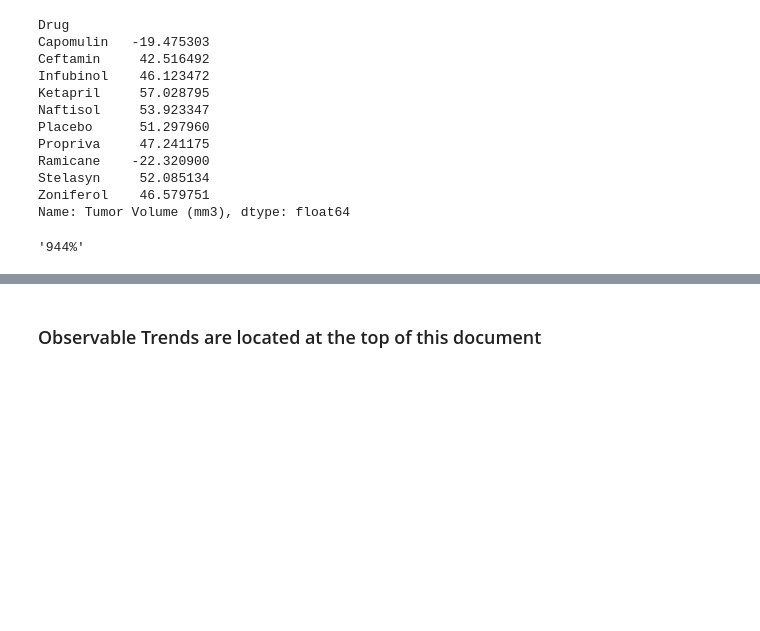
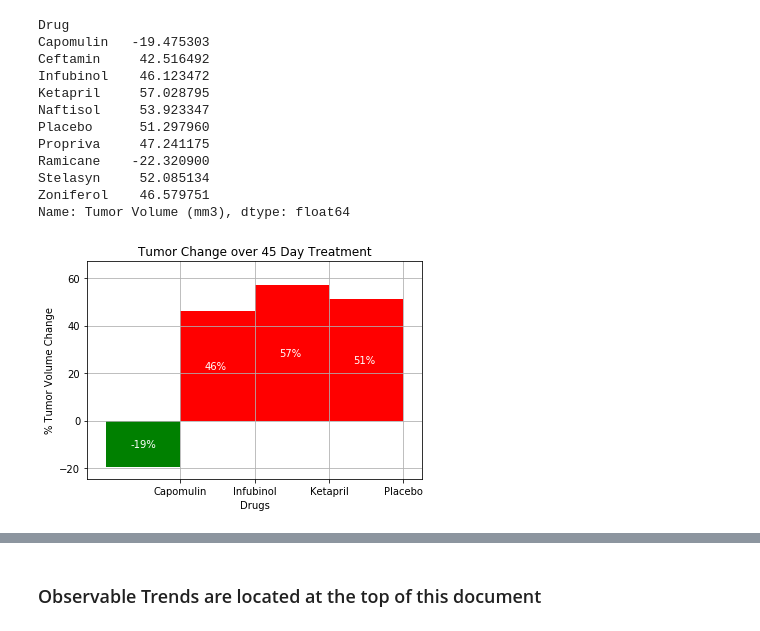
Before and after one commit to rabest265/Exercises_Python, a Jupyter notebook: 05 Matplotlib/Pymaceuticals/pymaceuticals.ipynb, the cells around one changed output, grey strips where cells are left out. Saved outputs shown, nothing was run; the diff lists cells and outputs as text; code cells hidden in the pictures; blank space fills up the shorter version.

```diff
--- a/05 Matplotlib/Pymaceuticals/pymaceuticals.ipynb
+++ b/05 Matplotlib/Pymaceuticals/pymaceuticals.ipynb
@@ -314,47 +316,48 @@ Name: Tumor Volume (mm3), dtype: float64
 # %%
 # Store all Relevant Percent Changes into a Tuple
 summary_df = pd.DataFrame({"Change": Tumor_change.values}, index = Tumor_change.index)
 
 drug_names = ["Capomulin", "Infubinol", "Ketapril", "Placebo"]
 Subset = summary_df.loc[drug_names, :]
 Tumor_tupl = tuple(Subset.values.T.tolist())
 
 
 # Splice the data between passing and failing drugs
 bins = [-100, 0, 100]
 group_names = ["Passing", "Failing"]
 Subset["Pass/Fail"] = pd.cut(Subset["Change"], bins, labels = group_names)
+data = Subset["Change"]
+data_tupl = tuple(data)
 
 # # Orient widths. Add labels, tick marks, etc.
-# data = Subset["Change"]
-# x_axis4 = np.arange(len(data))
-# colors = np.where(data >= 0, 'red', 'green')
+fig, ax = plt.subplots()
+width = 1
+x_axis4 = np.arange(len(data))
+colors = np.where(data >= 0, 'red', 'green')
 
-# plt.bar(x_axis4, data ,alpha=0.75, align="edge", width = 1, color = colors)
+ax.bar(x_axis4, data, width, color=colors, align="edge")
+tick_locations = [value + 1 for value in x_axis4]
+ax.set_xlim(-0.25, 4.25)
+ax.set_ylim(Subset["Change"].min()-5, Subset["Change"].max()+10)
+plt.xticks(tick_locations, drug_names)
+plt.title("Tumor Change over 45 Day Treatment")
+plt.xlabel("Drugs")
+plt.ylabel("% Tumor Volume Change")
+plt.grid()
 
-# tick_locations = [value + 1 for value in x_axis4]
-# plt.xticks(tick_locations, drug_names)
-
-# plt.xlim(-0.25, 4.25)
-# plt.ylim(Subset["Change"].min()-5, Subset["Change"].max()+10)
-
-# plt.title("Tumor Change over 45 Day Treatment")
-# plt.xlabel("Drugs")
-# plt.ylabel("% Tumor Volume Change")
-# plt.grid()
-# plt.show()
 
 # Use functions to label the percentages of changes
-def PCT(value):
-     return "{0:.0%}".format(value)
+def pct_label(tupl):
+    for pct in tupl:
+        plt.text(data_tupl.index(pct)+.33, pct / 2, "{0:.0%}".format(pct/100), color='white', va = "center")
 
 # Call functions to implement the function calls
-
-
+pct_label (data_tupl)
 
 # Save the Figure
-
+plt.savefig("Tumor_Change.png")
 
 # Show the Figure
+plt.show()
 # %% [output]
-'944%'
+[figure, added]
```
Also changed, not shown: parts of 4 cells of this notebook, 2 other files.
